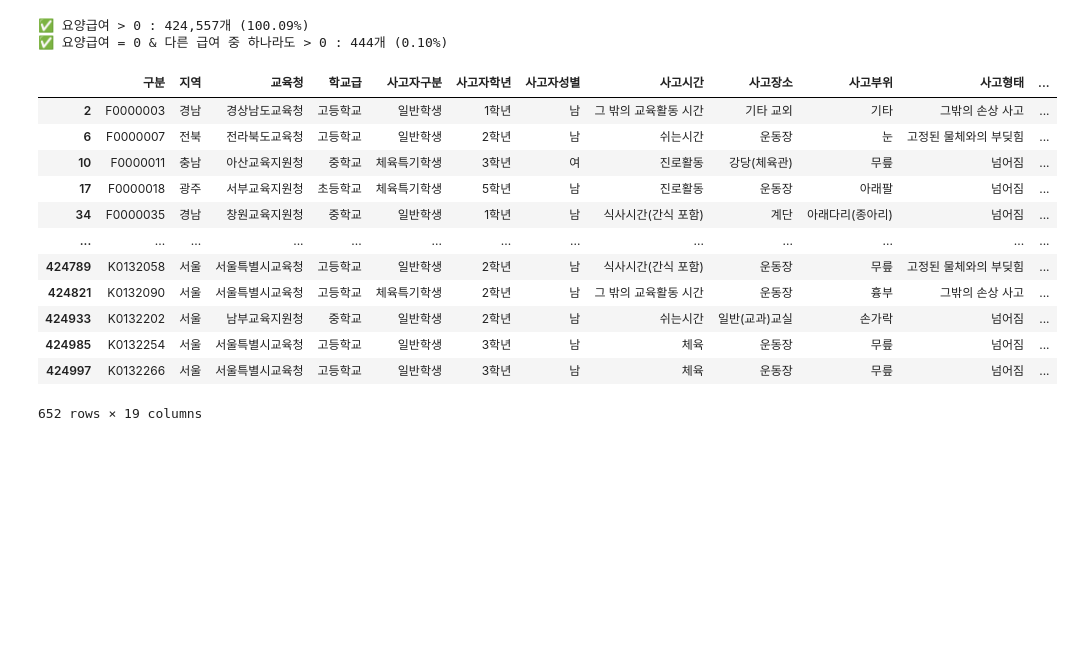
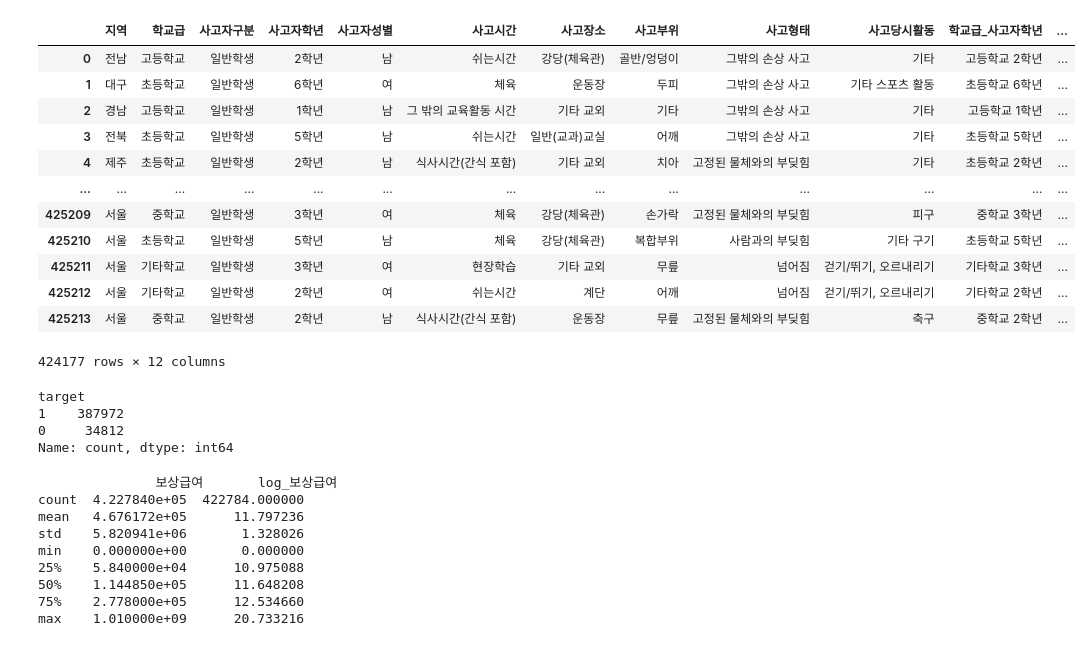
Before and after one commit to novicedata/Projects, a Jupyter notebook: Secure/Compensation_prediction.ipynb, the cells around one changed output. Drawn from its saved outputs; the diff is of its cells as text; code cells hidden in the pictures; blank space fills up the shorter version.

```diff
--- a/Secure/Compensation_prediction.ipynb
+++ b/Secure/Compensation_prediction.ipynb
@@ -1,45 +1,55 @@
 # %%
 import pandas as pd
 
-file_path = '../data/Compensation.xlsx'
-sheet_names = [str(year) for year in range(2020,2025)]
-
-dfs = [pd.read_excel(file_path, sheet_name = sheet) for sheet in sheet_names]
-
-merged_df = pd.concat(dfs, ignore_index = True)
+file_path = '../data/Compensation_pre.csv'
+data = pd.read_csv(file_path, index_col =0)
+data
+# %% [output]
+|  | 지역 | 학교급 | 사고자구분 | 사고자학년 | 사고자성별 | 사고시간 | 사고장소 | 사고부위 | 사고형태 | 사고당시활동 | 학교급_사고자학년 | ... |
+| 0 | 전남 | 고등학교 | 일반학생 | 2학년 | 남 | 쉬는시간 | 강당(체육관) | 골반/엉덩이 | 그밖의 손상 사고 | 기타 | 고등학교 2학년 | ... |
+| 1 | 대구 | 초등학교 | 일반학생 | 6학년 | 여 | 체육 | 운동장 | 두피 | 그밖의 손상 사고 | 기타 스포츠 활동 | 초등학교 6학년 | ... |
+| 2 | 경남 | 고등학교 | 일반학생 | 1학년 | 남 | 그 밖의 교육활동 시간 | 기타 교외 | 기타 | 그밖의 손상 사고 | 기타 | 고등학교 1학년 | ... |
+| 3 | 전북 | 초등학교 | 일반학생 | 5학년 | 남 | 쉬는시간 | 일반(교과)교실 | 어깨 | 그밖의 손상 사고 | 기타 | 초등학교 5학년 | ... |
+| 4 | 제주 | 초등학교 | 일반학생 | 2학년 | 남 | 식사시간(간식 포함) | 기타 교외 | 치아 | 고정된 물체와의 부딪힘 | 기타 | 초등학교 2학년 | ... |
+| ... | ... | ... | ... | ... | ... | ... | ... | ... | ... | ... | ... | ... |
+| 425209 | 서울 | 중학교 | 일반학생 | 3학년 | 여 | 체육 | 강당(체육관) | 손가락 | 고정된 물체와의 부딪힘 | 피구 | 중학교 3학년 | ... |
+| 425210 | 서울 | 초등학교 | 일반학생 | 5학년 | 남 | 체육 | 강당(체육관) | 복합부위 | 사람과의 부딪힘 | 기타 구기 | 초등학교 5학년 | ... |
+| 425211 | 서울 | 기타학교 | 일반학생 | 3학년 | 여 | 현장학습 | 기타 교외 | 무릎 | 넘어짐 | 걷기/뛰기, 오르내리기 | 기타학교 3학년 | ... |
+| 425212 | 서울 | 기타학교 | 일반학생 | 2학년 | 여 | 쉬는시간 | 계단 | 어깨 | 넘어짐 | 걷기/뛰기, 오르내리기 | 기타학교 2학년 | ... |
+| 425213 | 서울 | 중학교 | 일반학생 | 2학년 | 남 | 식사시간(간식 포함) | 운동장 | 무릎 | 고정된 물체와의 부딪힘 | 축구 | 중학교 2학년 | ... |
+424177 rows × 12 columns
 # %%
-# 비교할 열 리스트
-other_cols = ['장해급여', '간병급여', '유족급여', '장례비', '위로금', '보전비용']
+import numpy as np
 
-# Case 1: 요양급여 > 0
-case1 = (merged_df['요양급여'] > 0).sum()
+# 1) target 생성
+data['target'] = data['학교급'].map(
+    lambda x: 1 if x in ['초등학교', '중학교', '고등학교'] else (0 if x in ['특수학교', '유치원'] else np.nan)
+)
 
-# Case 2: 요양급여 == 0 & 다른 급여 중 하나라도 > 0
-case2 = ((merged_df['요양급여'] == 0) & (merged_df[other_cols].sum(axis=1) > 0)).sum()
+# 2) 기타학교 제거
+data = data.dropna(subset=['target']).copy()
+data['target'] = data['target'].astype(int)
 
-# 전체 대비 비율도 확인
-total = len(data)
-
-print(f"✅ 요양급여 > 0 : {case1:,}개 ({case1/total*100:.2f}%)")
-print(f"✅ 요양급여 = 0 & 다른 급여 중 하나라도 > 0 : {case2:,}개 ({case2/total*100:.2f}%)")
+print(data['target'].value_counts())
 # %% [output]
-✅ 요양급여 > 0 : 424,557개 (100.09%)
-✅ 요양급여 = 0 & 다른 급여 중 하나라도 > 0 : 444개 (0.10%)
+target
+1    387972
+0     34812
+Name: count, dtype: int64
 # %%
-filtered_df = merged_df[merged_df[other_cols].sum(axis=1) > 0].copy()
-filtered_df
+# 3) 로그 변환
+data['log_보상급여'] = np.log1p(data['보상급여'])
+
+# 확인
+print(data[['보상급여', 'log_보상급여']].describe())
 # %% [output]
-|  | 구분 | 지역 | 교육청 | 학교급 | 사고자구분 | 사고자학년 | 사고자성별 | 사고시간 | 사고장소 | 사고부위 | 사고형태 | ... |
-| 2 | F0000003 | 경남 | 경상남도교육청 | 고등학교 | 일반학생 | 1학년 | 남 | 그 밖의 교육활동 시간 | 기타 교외 | 기타 | 그밖의 손상 사고 | ... |
-| 6 | F0000007 | 전북 | 전라북도교육청 | 고등학교 | 일반학생 | 2학년 | 남 | 쉬는시간 | 운동장 | 눈 | 고정된 물체와의 부딪힘 | ... |
-| 10 | F0000011 | 충남 | 아산교육지원청 | 중학교 | 체육특기학생 | 3학년 | 여 | 진로활동 | 강당(체육관) | 무릎 | 넘어짐 | ... |
-| 17 | F0000018 | 광주 | 서부교육지원청 | 초등학교 | 체육특기학생 | 5학년 | 남 | 진로활동 | 운동장 | 아래팔 | 넘어짐 | ... |
-| 34 | F0000035 | 경남 | 창원교육지원청 | 중학교 | 일반학생 | 1학년 | 남 | 식사시간(간식 포함) | 계단 | 아래다리(종아리) | 넘어짐 | ... |
-| ... | ... | ... | ... | ... | ... | ... | ... | ... | ... | ... | ... | ... |
-| 424789 | K0132058 | 서울 | 서울특별시교육청 | 고등학교 | 일반학생 | 2학년 | 남 | 식사시간(간식 포함) | 운동장 | 무릎 | 고정된 물체와의 부딪힘 | ... |
-| 424821 | K0132090 | 서울 | 서울특별시교육청 | 고등학교 | 체육특기학생 | 2학년 | 남 | 그 밖의 교육활동 시간 | 운동장 | 흉부 | 그밖의 손상 사고 | ... |
-| 424933 | K0132202 | 서울 | 남부교육지원청 | 중학교 | 일반학생 | 2학년 | 남 | 쉬는시간 | 일반(교과)교실 | 손가락 | 넘어짐 | ... |
-| 424985 | K0132254 | 서울 | 서울특별시교육청 | 고등학교 | 일반학생 | 3학년 | 남 | 체육 | 운동장 | 무릎 | 넘어짐 | ... |
-| 424997 | K0132266 | 서울 | 서울특별시교육청 | 고등학교 | 일반학생 | 3학년 | 남 | 체육 | 운동장 | 무릎 | 넘어짐 | ... |
-652 rows × 19 columns
+               보상급여       log_보상급여
+count  4.227840e+05  422784.000000
+mean   4.676172e+05      11.797236
+std    5.820941e+06       1.328026
+min    0.000000e+00       0.000000
+25%    5.840000e+04      10.975088
+50%    1.144850e+05      11.648208
+75%    2.778000e+05      12.534660
+max    1.010000e+09      20.733216
 # %%
```
Also changed, not shown: parts of 29 cells of this notebook.
